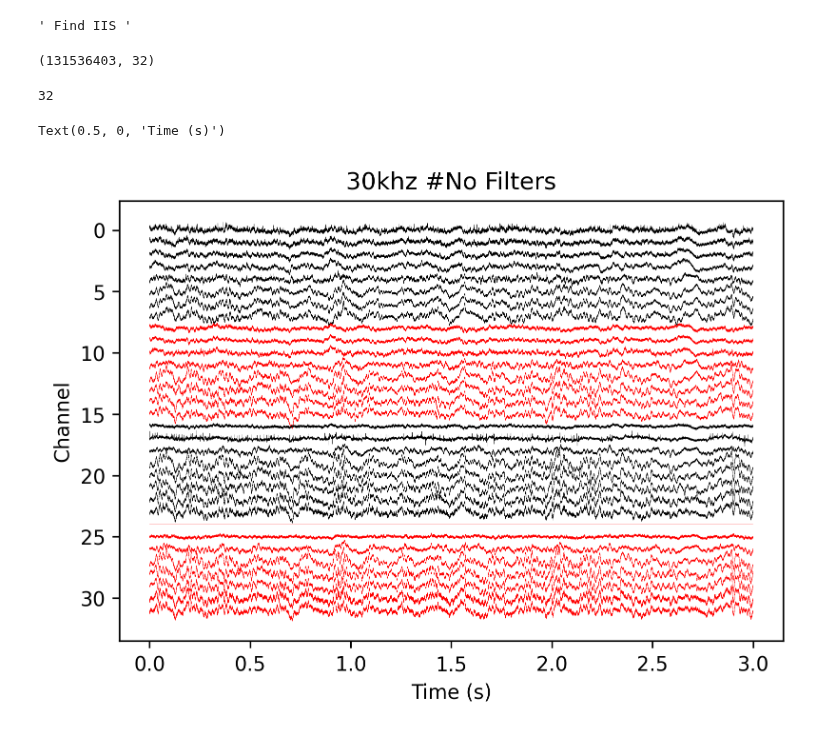
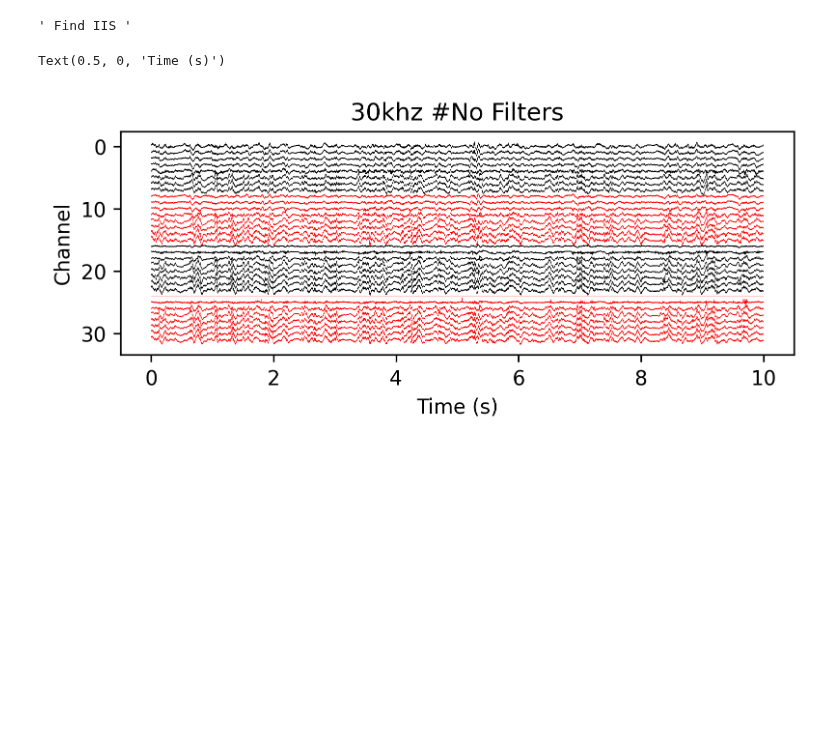
Before and after one commit to dtabuena/Workshop, a Jupyter notebook: Py_trodes/PyTrodes_Pipeline.ipynb, the cells around one changed output. Saved outputs shown, nothing was run; the diff lists cells and outputs as text; code cells hidden in the pictures; blank space fills up the shorter version.

```diff
--- a/Py_trodes/PyTrodes_Pipeline.ipynb
+++ b/Py_trodes/PyTrodes_Pipeline.ipynb
@@ -36,49 +54,44 @@ full_cmd_raw = ' '.join([export_func_location, '-raw',
 # %%
 """ Import RAW_LFP """
-os.chdir(r'\C:\Users\dennis.tabuena\Desktop\Temp_data')
+my_analysis_dir = r'\\hive.gladstone.internal\Huang-LFP\TabuenaLFP\ReAnalyze'
+
 
 dot_dat_file_loc = r'\\hive.gladstone.internal\Huang-LFP\TabuenaLFP\TRODE_EXPORTS\RAW_DATA\AngelfoodCake01.raw\AngelfoodCake01.raw_group0.dat'
-dot_dat_data = trodes.readTrodesExtractedDataFile(dot_dat_file_loc)
+# dot_dat_data = trodes.readTrodesExtractedDataFile(dot_dat_file_loc)
 voltage_scaling = float(dot_dat_data['voltage_scaling'])
-
-
 
 num_samples = dot_dat_data['data']['voltage'].shape[0]
 num_channels = dot_dat_data['data']['voltage'].shape[1]
 
-filename = 'temp_disk_nparray.dat'
-mmap_array = np.memmap(filename, dtype='float16', mode='w+', shape=(num_samples,num_channels))
-mmap_array = dot_dat_data['data']['voltage'].astype('float16')
-mmap_array*=voltage_scaling
+os.chdir(r'\\hive.gladstone.internal\Huang-LFP\TabuenaLFP\ReAnalyze')
+
+memmap_filename = os.path.join(my_analysis_dir,'lfp_disk_array.dat')
+lfp_disk_array = np.memmap(memmap_filename, dtype='float16', mode='w+', shape=(num_samples,num_channels))
+lfp_disk_array = dot_dat_data['data']['voltage'].astype('float16')
+lfp_disk_array*=voltage_scaling
+raw_npy_filename = os.path.join(my_analysis_dir,animal_session+'_raw_lfp.npy')
+np.save(raw_npy_filename, lfp_disk_array)
-# %%
-mmap_array.shape
-# %% [output]
-(131536403, 32)
-# %%
-mmap_array.shape[1]
-# %% [output]
-32
 # %%
 SR = 30000
-x = np.random.randint(0,mmap_array.shape[0])
-t_wind  = [x,x+3*SR]
+x = np.random.randint(0,lfp_disk_array.shape[0])
+t_wind  = [x,x+10*SR]
 t_ind = np.arange(t_wind[0],t_wind[1])
 
 from matplotlib import pyplot as plt
-v_samp = mmap_array[t_ind,:]
+v_samp = lfp_disk_array[t_ind,:]
 v_samp = v_samp / np.max(np.abs(v_samp),axis=0) *.75
 ch = np.arange(0,32)+1
 v_samp = (v_samp.transpose()-v_samp[:,24]).transpose()
 
 colors = ['k']*8 + ['r']*8 + ['k']*8 + ['r']*8
 time_sec = (t_ind-t_ind[0])/SR
-fig,ax = plt.subplots(figsize=(6,4),dpi=300)
+fig,ax = plt.subplots(figsize=(6,2),dpi=300)
 for ch in np.arange(v_samp.shape[1]):
     _ = ax.plot(time_sec,v_samp[:,ch]+ch,linewidth=.1,color = colors[ch])
 ax.invert_yaxis()
 ax.set_title('30khz #No Filters')
 ax.set_ylabel('Channel')
 ax.set_xlabel('Time (s)')
 # %% [output]
 Text(0.5, 0, 'Time (s)')
-[figure, old version]
+[figure, new version]
```
Also changed, not shown: parts of 8 cells of this notebook.
